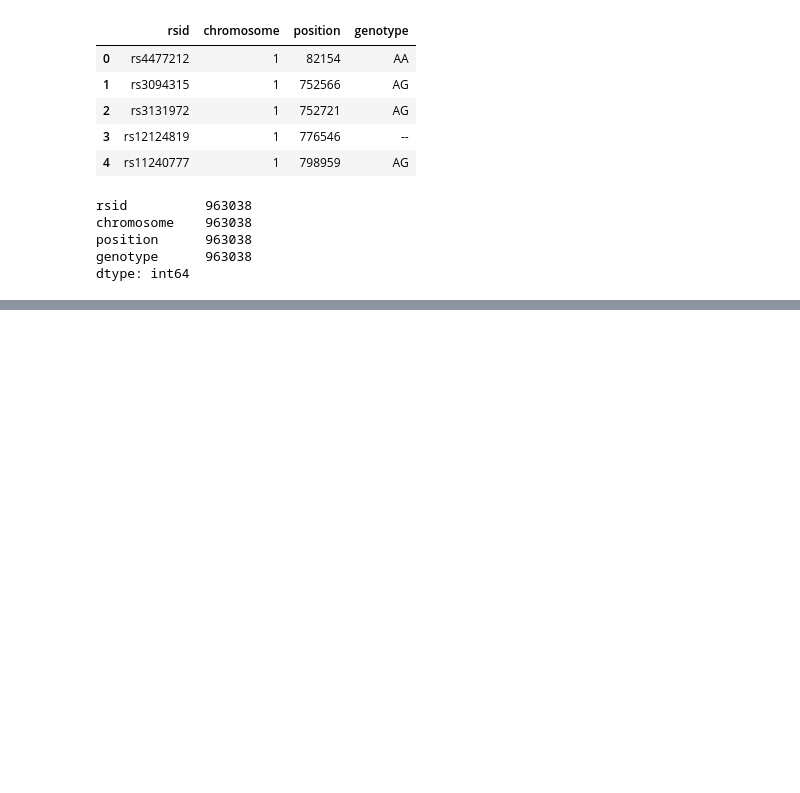
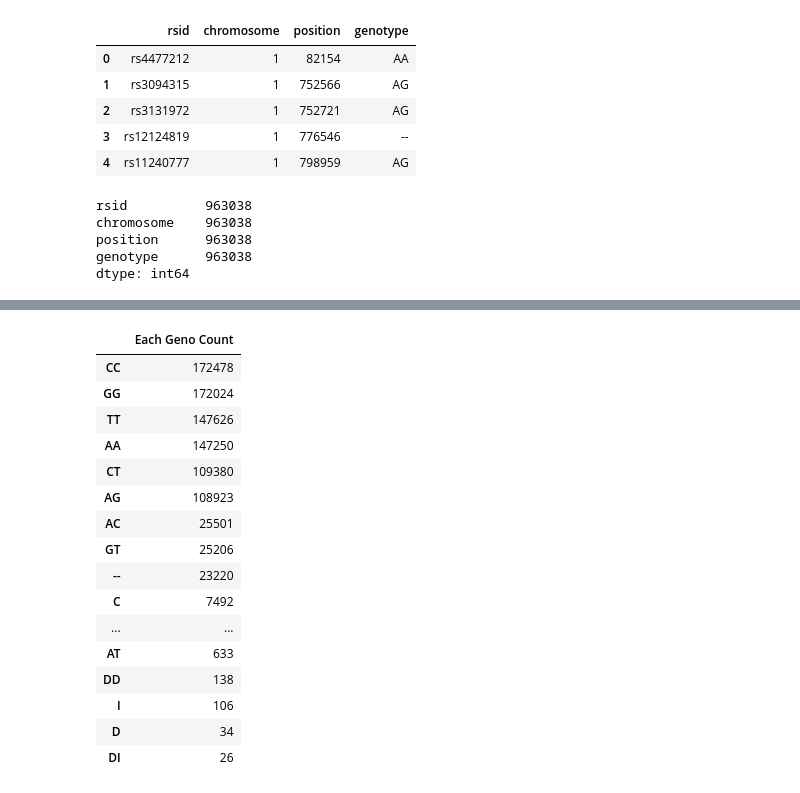
Before and after one commit to m-duval/genome_project, a Jupyter notebook: duval_dna.ipynb, the cells around one changed output, grey strips where cells are left out. Drawn from its saved outputs; the diff is of its cells as text; code cells hidden in the pictures; blank space fills up the shorter version.

```diff
--- a/duval_dna.ipynb
+++ b/duval_dna.ipynb
@@ -36,0 +128,23 @@ dtype: int64
+# %%
+# TOP 8 GENO DATAFRAME
+
+top_eight_df = pd.DataFrame({"Each Geno Count":geno_count})
+top_eight_df
+# %% [output]
+|  | Each Geno Count |
+| CC | 172478 |
+| GG | 172024 |
+| TT | 147626 |
+| AA | 147250 |
+| CT | 109380 |
+| AG | 108923 |
+| AC | 25501 |
+| GT | 25206 |
+| -- | 23220 |
+| C | 7492 |
+| ... | ... |
+| AT | 633 |
+| DD | 138 |
+| I | 106 |
+| D | 34 |
+| DI | 26 |
```
Also changed, not shown: parts of 11 cells of this notebook.
